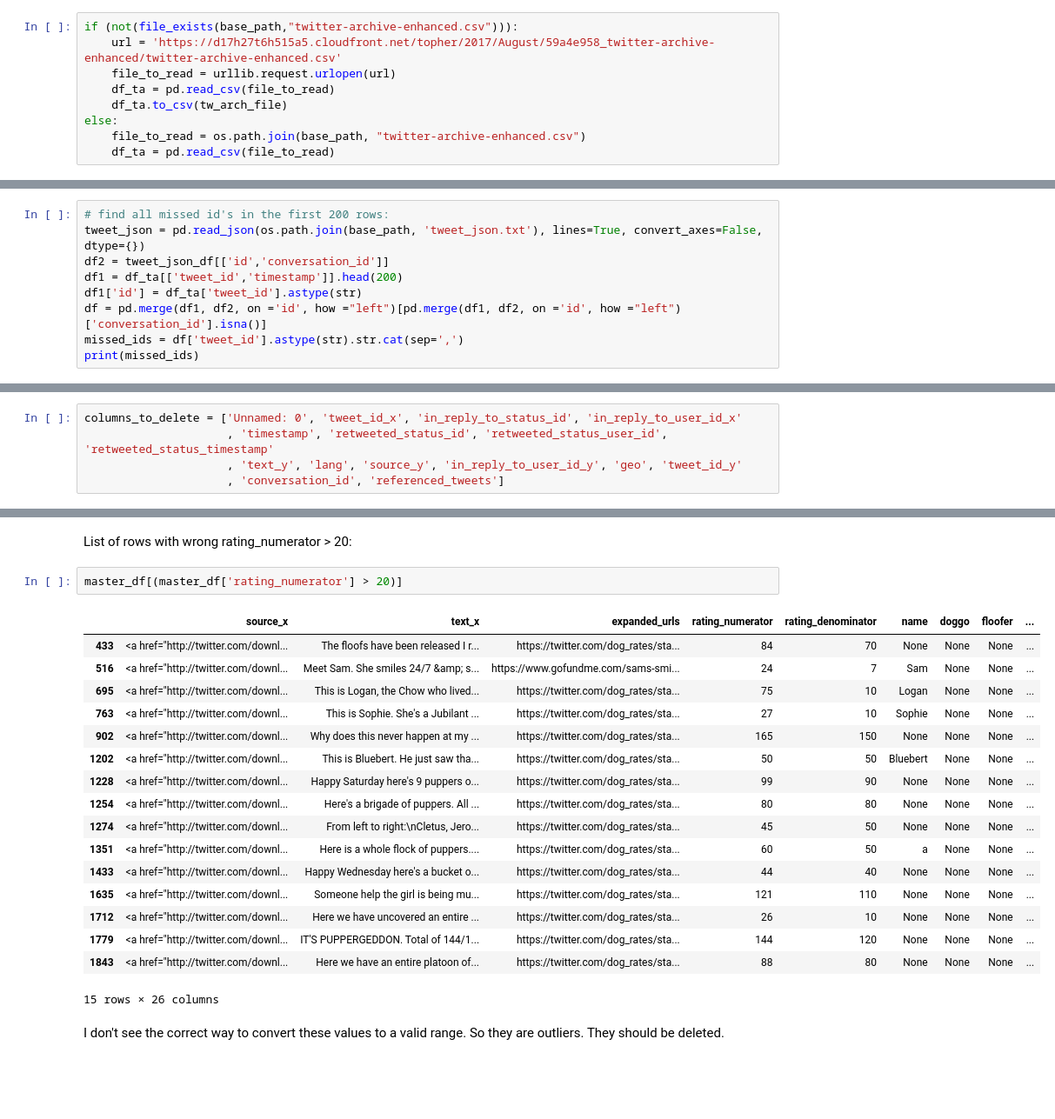
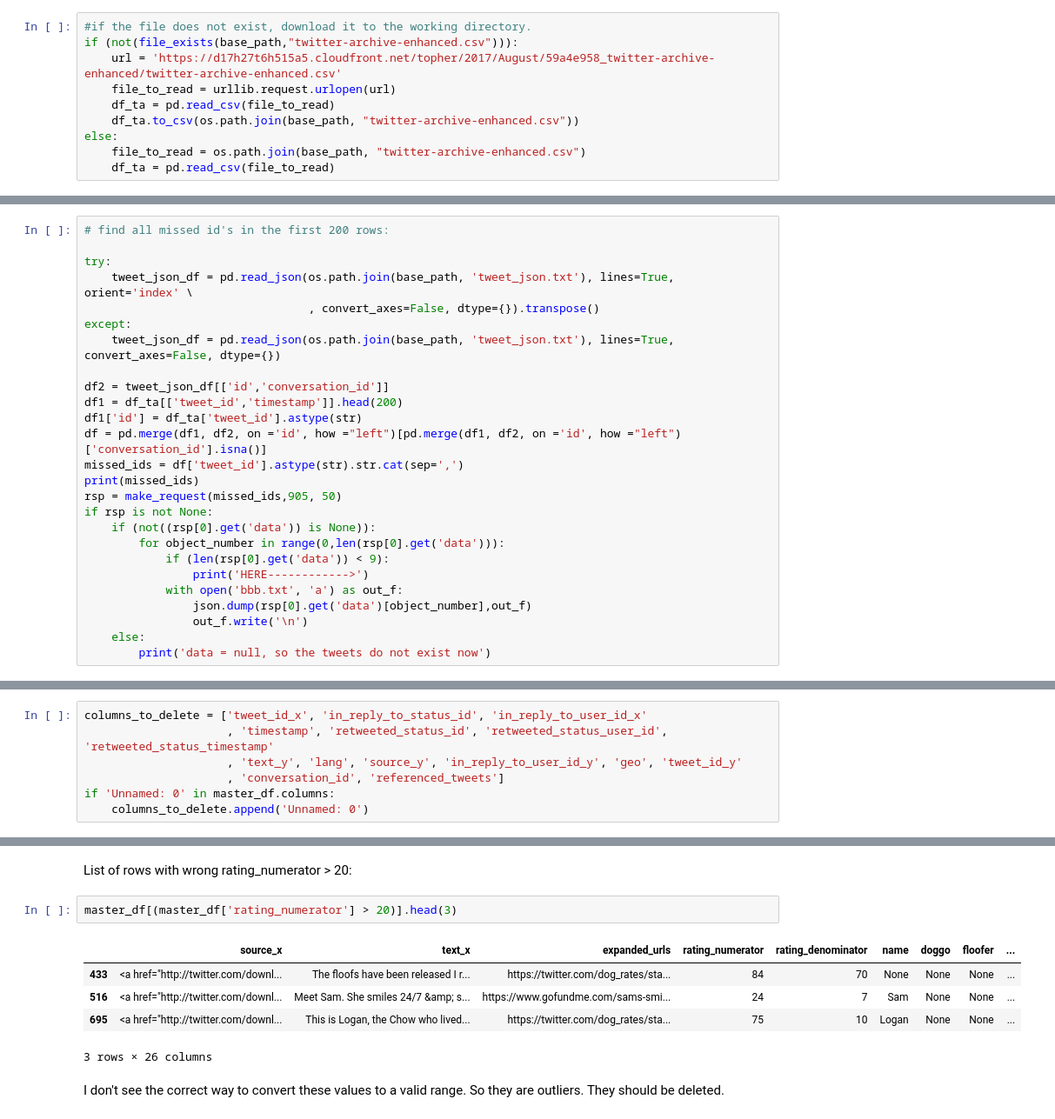
Before and after one commit to mikleg/Wrangle_analyse_data_WeRateDogs, a Jupyter notebook: wrangle_act.ipynb, the cells around one changed output, grey strips where cells are left out. Shown at 87% size. Saved outputs shown, nothing was run; the diff lists cells and outputs as text; blank space fills up the shorter version.

```diff
--- a/wrangle_act.ipynb
+++ b/wrangle_act.ipynb
@@ -25,11 +43,12 @@ cwd
 def file_exists(base_p, file_name):
     return(os.path.exists(os.path.join(base_p, file_name)))
 # %%
+#if the file does not exist, download it to the working directory.
 if (not(file_exists(base_path,"twitter-archive-enhanced.csv"))):
     url = 'https://d17h27t6h515a5.cloudfront.net/topher/2017/August/59a4e958_twitter-archive-enhanced/twitter-archive-enhanced.csv'
     file_to_read = urllib.request.urlopen(url)
     df_ta = pd.read_csv(file_to_read)
-    df_ta.to_csv(tw_arch_file)
+    df_ta.to_csv(os.path.join(base_path, "twitter-archive-enhanced.csv"))
 else:
     file_to_read = os.path.join(base_path, "twitter-archive-enhanced.csv")
     df_ta = pd.read_csv(file_to_read)
@@ -194,11 +222,28 @@ records completed = 2328
 # %%
 # find all missed id's in the first 200 rows:
-tweet_json = pd.read_json(os.path.join(base_path, 'tweet_json.txt'), lines=True, convert_axes=False, dtype={})
+
+try:
+    tweet_json_df = pd.read_json(os.path.join(base_path, 'tweet_json.txt'), lines=True, orient='index' \
+                                 , convert_axes=False, dtype={}).transpose()
+except:
+    tweet_json_df = pd.read_json(os.path.join(base_path, 'tweet_json.txt'), lines=True, convert_axes=False, dtype={})
+
 df2 = tweet_json_df[['id','conversation_id']]
 df1 = df_ta[['tweet_id','timestamp']].head(200)
 df1['id'] = df_ta['tweet_id'].astype(str)
 df = pd.merge(df1, df2, on ='id', how ="left")[pd.merge(df1, df2, on ='id', how ="left")['conversation_id'].isna()]
 missed_ids = df['tweet_id'].astype(str).str.cat(sep=',')
 print(missed_ids)
+rsp = make_request(missed_ids,905, 50)
+if rsp is not None:
+    if (not((rsp[0].get('data')) is None)):
+        for object_number in range(0,len(rsp[0].get('data'))):
+            if (len(rsp[0].get('data')) < 9):
+                print('HERE------------>')
+            with open('bbb.txt', 'a') as out_f:
+                json.dump(rsp[0].get('data')[object_number],out_f)
+                out_f.write('\n')
+    else:
+        print('data = null, so the tweets do not exist now')
 # %% [output]
 888202515573088257,873697596434513921,872668790621863937,872261713294495745,869988702071779329,866816280283807744,861769973181624320,856602993587888130,856330835276025856
@@ -410,8 +454,10 @@ master_df[(master_df['in_reply_to_status_id'].notna()) | (master_df['retweeted_s
 # %%
-columns_to_delete = ['Unnamed: 0', 'tweet_id_x', 'in_reply_to_status_id', 'in_reply_to_user_id_x'
+columns_to_delete = ['tweet_id_x', 'in_reply_to_status_id', 'in_reply_to_user_id_x'
                      , 'timestamp', 'retweeted_status_id', 'retweeted_status_user_id', 'retweeted_status_timestamp'
                      , 'text_y', 'lang', 'source_y', 'in_reply_to_user_id_y', 'geo', 'tweet_id_y'
                      , 'conversation_id', 'referenced_tweets']
+if 'Unnamed: 0' in master_df.columns:
+    columns_to_delete.append('Unnamed: 0')
 # %%
 master_df = master_df.drop(columns=columns_to_delete)
 # %% [markdown]
@@ -468,25 +514,13 @@ master_df[(master_df['rating_numerator'] <= 10) & (master_df['rating_denominator
 # %% [markdown]
 List of rows with wrong rating_numerator > 20:
 # %%
-master_df[(master_df['rating_numerator'] > 20)]
+master_df[(master_df['rating_numerator'] > 20)].head(3)
 # %% [output]
 |  | source_x | text_x | expanded_urls | rating_numerator | rating_denominator | name | doggo | floofer | ... |
 | 433 | <a href="http://twitter.com/downl... | The floofs have been released I r... | https://twitter.com/dog_rates/sta... | 84 | 70 | None | None | None | ... |
 | 516 | <a href="http://twitter.com/downl... | Meet Sam. She smiles 24/7 &amp; s... | https://www.gofundme.com/sams-smi... | 24 | 7 | Sam | None | None | ... |
 | 695 | <a href="http://twitter.com/downl... | This is Logan, the Chow who lived... | https://twitter.com/dog_rates/sta... | 75 | 10 | Logan | None | None | ... |
-| 763 | <a href="http://twitter.com/downl... | This is Sophie. She's a Jubilant ... | https://twitter.com/dog_rates/sta... | 27 | 10 | Sophie | None | None | ... |
-| 902 | <a href="http://twitter.com/downl... | Why does this never happen at my ... | https://twitter.com/dog_rates/sta... | 165 | 150 | None | None | None | ... |
-| 1202 | <a href="http://twitter.com/downl... | This is Bluebert. He just saw tha... | https://twitter.com/dog_rates/sta... | 50 | 50 | Bluebert | None | None | ... |
-| 1228 | <a href="http://twitter.com/downl... | Happy Saturday here's 9 puppers o... | https://twitter.com/dog_rates/sta... | 99 | 90 | None | None | None | ... |
-| 1254 | <a href="http://twitter.com/downl... | Here's a brigade of puppers. All ... | https://twitter.com/dog_rates/sta... | 80 | 80 | None | None | None | ... |
-| 1274 | <a href="http://twitter.com/downl... | From left to right:\nCletus, Jero... | https://twitter.com/dog_rates/sta... | 45 | 50 | None | None | None | ... |
-| 1351 | <a href="http://twitter.com/downl... | Here is a whole flock of puppers.... | https://twitter.com/dog_rates/sta... | 60 | 50 | a | None | None | ... |
-| 1433 | <a href="http://twitter.com/downl... | Happy Wednesday here's a bucket o... | https://twitter.com/dog_rates/sta... | 44 | 40 | None | None | None | ... |
-| 1635 | <a href="http://twitter.com/downl... | Someone help the girl is being mu... | https://twitter.com/dog_rates/sta... | 121 | 110 | None | None | None | ... |
-| 1712 | <a href="http://twitter.com/downl... | Here we have uncovered an entire ... | https://twitter.com/dog_rates/sta... | 26 | 10 | None | None | None | ... |
-| 1779 | <a href="http://twitter.com/downl... | IT'S PUPPERGEDDON. Total of 144/1... | https://twitter.com/dog_rates/sta... | 144 | 120 | None | None | None | ... |
-| 1843 | <a href="http://twitter.com/downl... | Here we have an entire platoon of... | https://twitter.com/dog_rates/sta... | 88 | 80 | None | None | None | ... |
-15 rows × 26 columns
+3 rows × 26 columns
 # %% [markdown]
 I don't see the correct way to convert these values to a valid range. So they are outliers. They should be deleted.
 # %%
```
Also changed, not shown: parts of 84 cells of this notebook, 2 other files.
